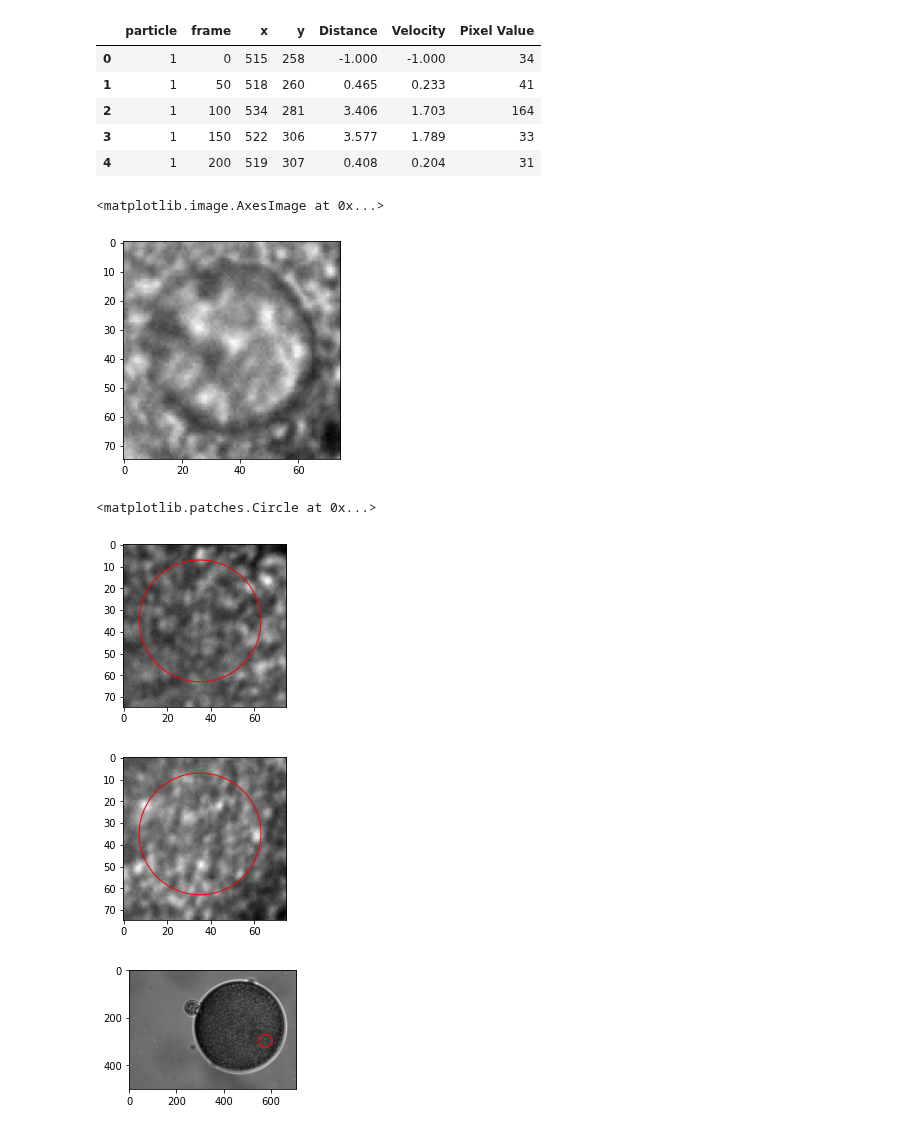
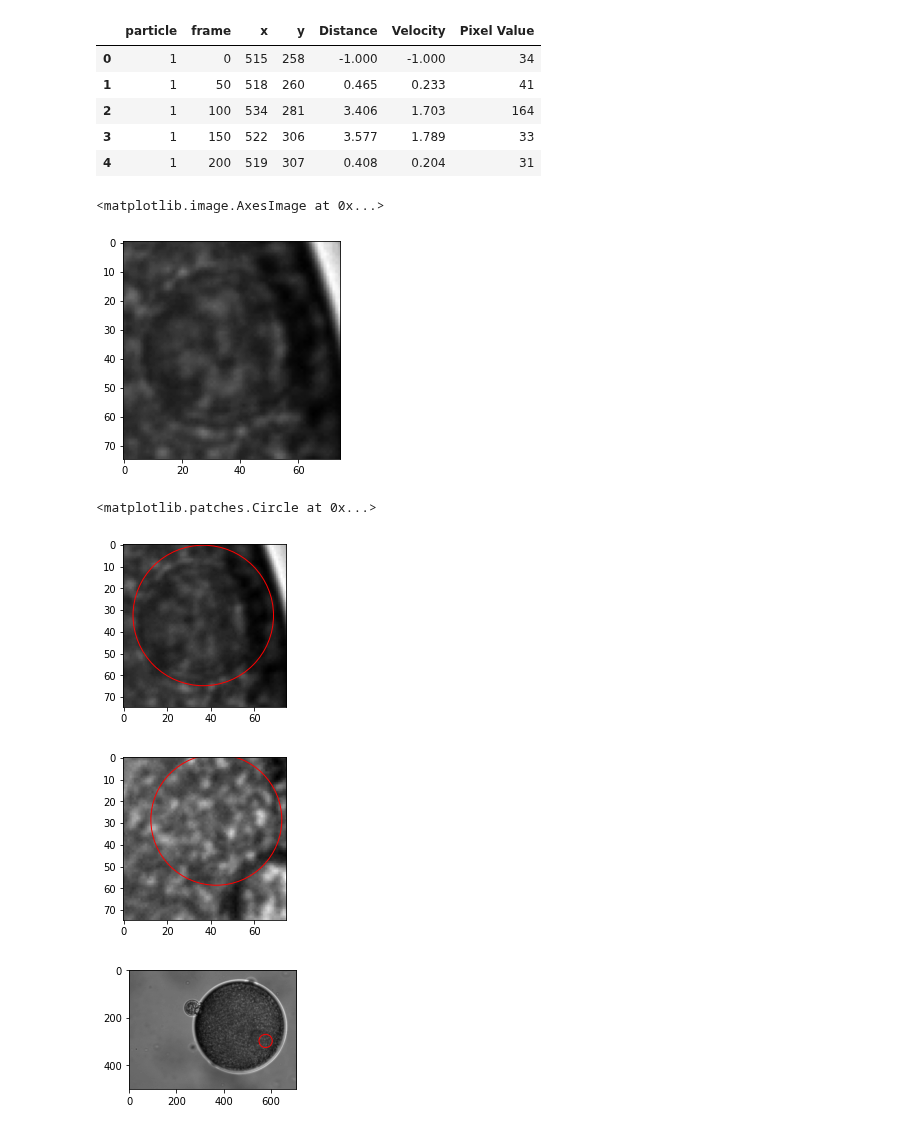
Before and after one commit to ZLoverty/DE, a Jupyter notebook: Code/Circle-detection/Guided_HoughCircles.ipynb, the cells around one changed output. Cells and saved outputs as stored; diff of their text form; code cells hidden in the pictures.

```diff
--- a/Code/Circle-detection/Guided_HoughCircles.ipynb
+++ b/Code/Circle-detection/Guided_HoughCircles.ipynb
@@ -22,7 +22,7 @@ from IPython.display import clear_output
 # %%
 # load manual trajectory
 folder = r'C:\Users\liuzy\Documents\Data\DE\11032021'
-n = 6 # exp number
+n = 14 # exp number
 t50 = pd.read_csv(os.path.join(folder, 'Analysis', '{:02d}'.format(n), 'traj_50.csv'))
 t50.head()
 # %% [output]
@@ -80,19 +80,19 @@ t.head()
 # %%
 # One interval test
 i = 0 # frame number
-X = t.X[i]
-Y = t.Y[i]
+X = t.x[i]
+Y = t.y[i]
 crop_size = (int(d*1.3), int(d*1.3)) # height and width, int
 crop_anchor = np.array([int(Y)-crop_size[0]//2, int(X)-crop_size[1]//2]) # upper left corner coords, int
 crop = (crop_anchor[0], crop_anchor[0]+crop_size[0],
        crop_anchor[1], crop_anchor[1]+crop_size[1])
 # need to check if the crop exceeds the borders of images
 img = io.imread(l.Dir[i])
 cropped = img[crop[0]:crop[1], crop[2]:crop[3]]
 plt.imshow(cropped, cmap='gray')
 # %% [output]
 <matplotlib.image.AxesImage at 0x...>
-[figure, old version]
+[figure, new version]
 # %%
 # Find circle in the cropped image of the next frame
 i = 1
@@ -101,9 +101,9 @@ cropped = img[crop[0]:crop[1], crop[2]:crop[3]]
 # plt.imshow(cropped, cmap='gray')
 
 tol = 5
-Hough_dp = 10
+Hough_dp = 1
 Hough_minDist = max(crop_size)
-Hough_param2 = 10
+Hough_param2 = 1
 Hough_maxRadius = int(d // 2 + tol)
 Hough_minRadius = int(d // 2 - tol)
 circles = cv2.HoughCircles(to8bit(cropped), cv2.HOUGH_GRADIENT, Hough_dp, Hough_minDist,
@@ -115,11 +115,11 @@ circle_object = mpatch.Circle((circles[0, 0, 0], circles[0, 0, 1]), circles[0, 0
 ax.add_patch(circle_object)
 # %% [output]
 <matplotlib.patches.Circle at 0x...>
-[figure, old version]
+[figure, new version]
 # %%
 # test the first interval
-X = t.X[0]
-Y = t.Y[0]
+X = t.x[0]
+Y = t.y[0]
 for i in range(t.frame[0]+1, t.frame[1]):
     img = io.imread(l.Dir[i])
     crop_anchor = np.array([int(Y)-crop_size[0]//2, int(X)-crop_size[1]//2])
@@ -138,7 +138,7 @@ for i in range(t.frame[0]+1, t.frame[1]):
     clear_output(wait=True)
     plt.pause(0.001)
 # %% [output]
-[figure, old version]
+[figure, new version]
 # %%
 # test the first interval
 # draw whole images
```
Also changed, not shown: parts of 5 cells of this notebook, 4 other files.
